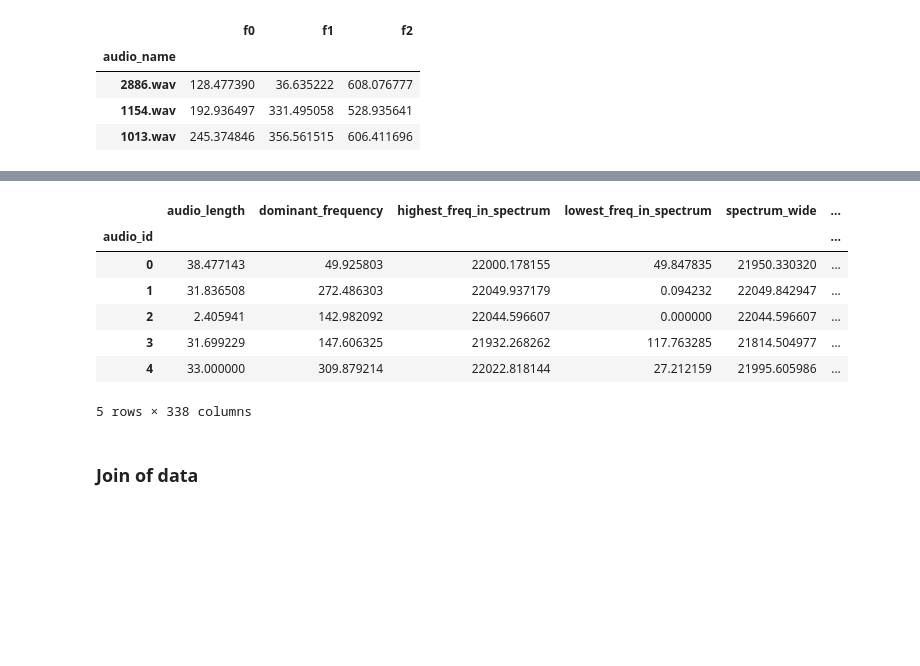
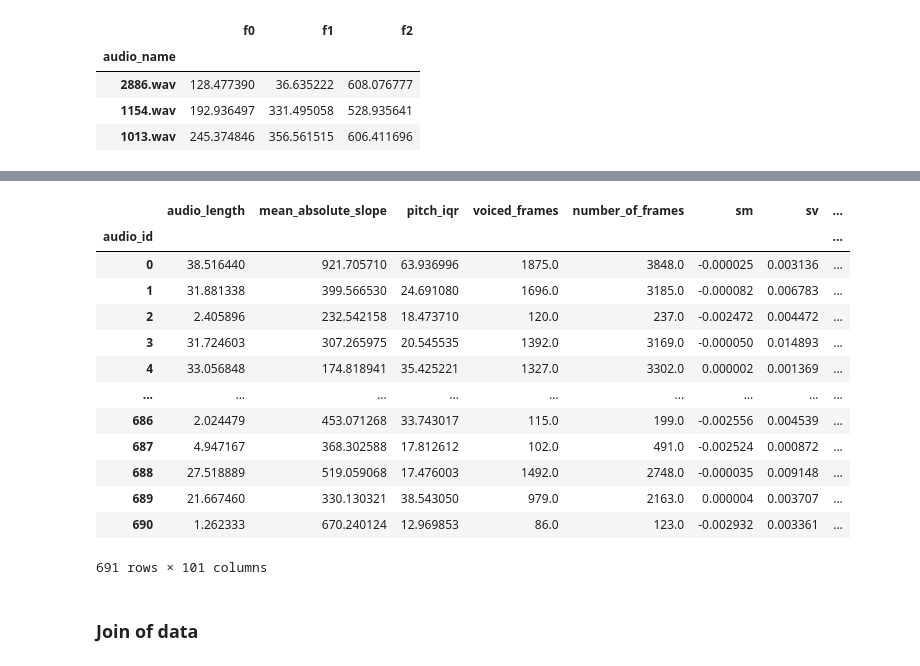
Before and after one commit to OTOTOTO02/Data-Science-Lab-process-and-methods-2024-25-WInter-Assignment, a Jupyter notebook: main.ipynb, the cells around one changed output, grey strips where cells are left out. Cells and saved outputs as stored; diff of their text form; code cells hidden in the pictures; blank space fills up the shorter version.

```diff
--- a/main.ipynb
+++ b/main.ipynb
@@ -1804,20 +1847,24 @@ def load_features(dir, filter):
     for file, columns in columns_correlator.items():
         if filter[i]:
             with open(dir+file, "r") as f:
-                res[columns] = pd.read_csv(f, header=0, index_col=0)
+                temp = pd.read_csv(f, header=0, index_col=0)
+                # display(temp)
+                res = pd.concat([res, temp[columns]], axis=1)
         i +=1
 
     return res
 # %%
-# filter = [1,0,0,0,1,0,0,0,0]
+# filter = [1,1,0,0,1,0,0,0,1,1,1]
+filter = [1,1,1,0,1,0,0,1,1,1,1] # BEST FOR NOW
+# filter = [1,1,1,1,1,1,1,1,1,1,1]
 
-# if COMPUTE_ALL:
-#     features_extracted_dev = extract_all_features(AUDIOS_DEVELOPMENT, audio_dev_list, extract_all_features_for_single_audio, n_jobs=-1)
-#     save_features(features_extracted_dev, 'Features/dev/')
-# else:
-#     # features_extracted_dev = pd.read_csv('dev_features_extracted.csv', header=0, index_col=0)
-#     # save_features(features_extracted_dev, 'Features/dev/')
-#     features_extracted_dev = load_features('Features/dev/', filter)
+if COMPUTE_ALL:
+    features_extracted_dev = extract_all_features(AUDIOS_DEVELOPMENT, audio_dev, extract_all_features_for_single_audio, n_jobs=-1)
+    save_features(features_extracted_dev, 'Features/dev/')
+else:
+    # features_extracted_dev = pd.read_csv('dev_features_extracted.csv', header=0, index_col=0)
+    # save_features(features_extracted_dev, 'Features/dev/')
+    features_extracted_dev = load_features('Features/dev/', filter)
 
-# features_extracted_dev.head()
+features_extracted_dev.head()
 # %% [output]
@@ -1825,22 +1879,28 @@ ValueError: Columns must be same length as key
 # %%
-# if COMPUTE_ALL:
-#     features_extracted_eval = extract_all_features(AUDIOS_EVALUATION, audio_eval_list, extract_all_features_for_single_audio, n_jobs=-1)
-#     save_features(features_extracted_eval, 'Features/eval/')
-# else:
-#     # features_extracted_eval = pd.read_csv('eval_features_extracted.csv', header=0, index_col=0)
-#     # save_features(features_extracted_eval, 'Features/eval/')
-#     features_extracted_eval = load_features('Features/eval/', filter)
+if COMPUTE_ALL:
+    features_extracted_eval = extract_all_features(AUDIOS_EVALUATION, audio_eval, extract_all_features_for_single_audio, n_jobs=-1)
+    save_features(features_extracted_eval, 'Features/eval/')
+else:
+    # features_extracted_eval = pd.read_csv('eval_features_extracted.csv', header=0, index_col=0)
+    # save_features(features_extracted_eval, 'Features/eval/')
+    features_extracted_eval = load_features('Features/eval/', filter)
 
-# features_extracted_eval.head()
+features_extracted_eval
 # %% [output]
-|  | audio_length | dominant_frequency | highest_freq_in_spectrum | lowest_freq_in_spectrum | spectrum_wide | ... |
-| audio_id |  |  |  |  |  | ... |
-| 0 | 38.477143 | 49.925803 | 22000.178155 | 49.847835 | 21950.330320 | ... |
-| 1 | 31.836508 | 272.486303 | 22049.937179 | 0.094232 | 22049.842947 | ... |
-| 2 | 2.405941 | 142.982092 | 22044.596607 | 0.000000 | 22044.596607 | ... |
-| 3 | 31.699229 | 147.606325 | 21932.268262 | 117.763285 | 21814.504977 | ... |
-| 4 | 33.000000 | 309.879214 | 22022.818144 | 27.212159 | 21995.605986 | ... |
+|  | audio_length | mean_absolute_slope | pitch_iqr | voiced_frames | number_of_frames | sm | sv | ... |
+| audio_id |  |  |  |  |  |  |  | ... |
+| 0 | 38.516440 | 921.705710 | 63.936996 | 1875.0 | 3848.0 | -0.000025 | 0.003136 | ... |
+| 1 | 31.881338 | 399.566530 | 24.691080 | 1696.0 | 3185.0 | -0.000082 | 0.006783 | ... |
+| 2 | 2.405896 | 232.542158 | 18.473710 | 120.0 | 237.0 | -0.002472 | 0.004472 | ... |
+| 3 | 31.724603 | 307.265975 | 20.545535 | 1392.0 | 3169.0 | -0.000050 | 0.014893 | ... |
+| 4 | 33.056848 | 174.818941 | 35.425221 | 1327.0 | 3302.0 | 0.000002 | 0.001369 | ... |
+| ... | ... | ... | ... | ... | ... | ... | ... | ... |
+| 686 | 2.024479 | 453.071268 | 33.743017 | 115.0 | 199.0 | -0.002556 | 0.004539 | ... |
+| 687 | 4.947167 | 368.302588 | 17.812612 | 102.0 | 491.0 | -0.002524 | 0.000872 | ... |
+| 688 | 27.518889 | 519.059068 | 17.476003 | 1492.0 | 2748.0 | -0.000035 | 0.009148 | ... |
+| 689 | 21.667460 | 330.130321 | 38.543050 | 979.0 | 2163.0 | 0.000004 | 0.003707 | ... |
+| 690 | 1.262333 | 670.240124 | 12.969853 | 86.0 | 123.0 | -0.002932 | 0.003361 | ... |
-5 rows × 338 columns
+691 rows × 101 columns
 # %% [markdown]
 ### Join of data
 # %%
```
Also changed, not shown: parts of 33 cells of this notebook, 5 other files.
